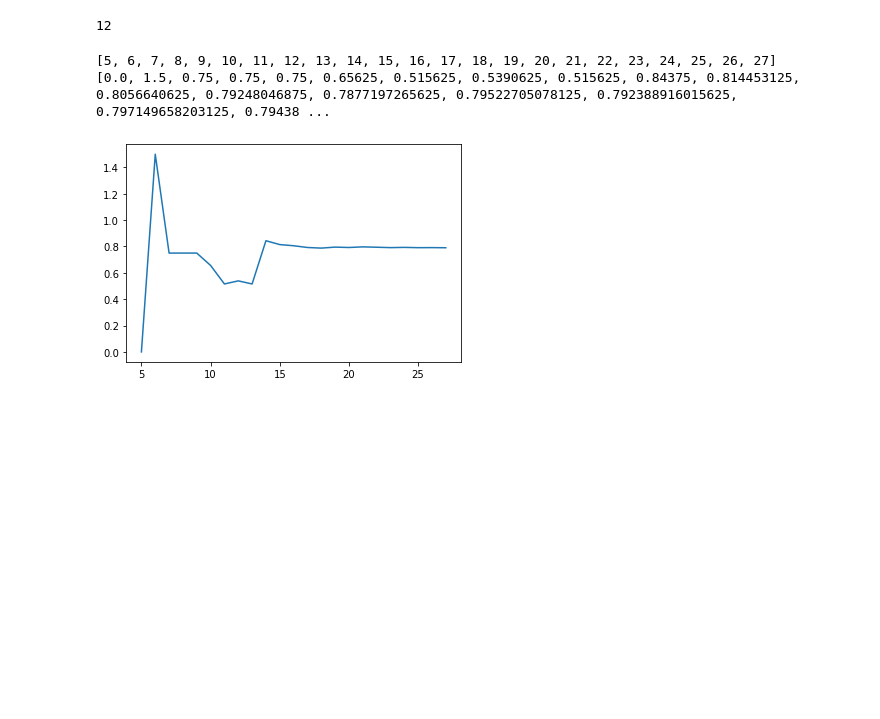
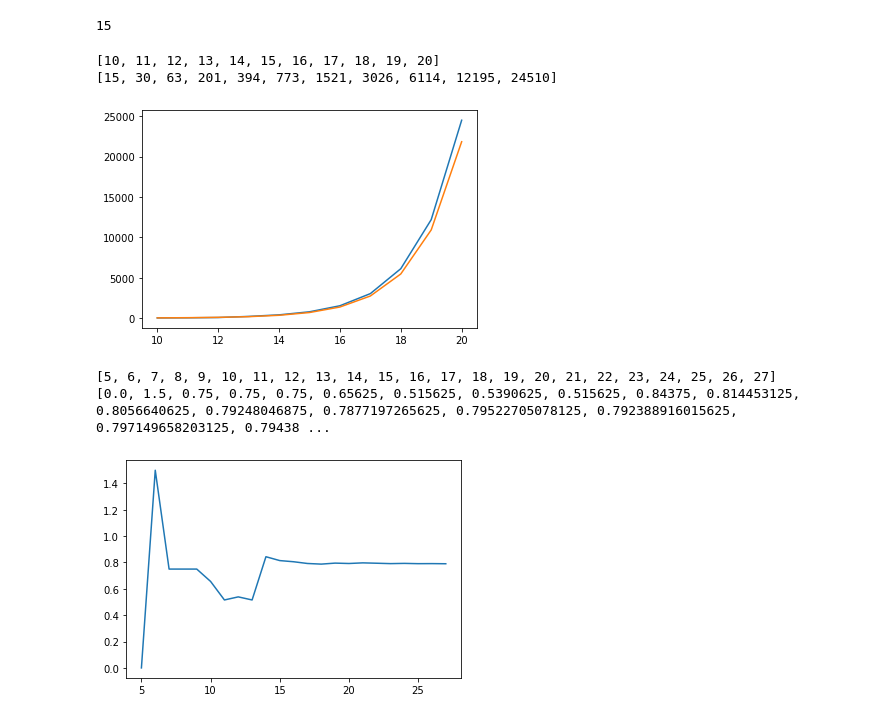
Before and after one commit to Sultanow/pedal_curves, a Jupyter notebook: python/notebooks/playground_jnt.ipynb, the cells around one changed output. Drawn from its saved outputs; the diff is of its cells as text; code cells hidden in the pictures; blank space fills up the shorter version.

```diff
--- a/python/notebooks/playground_jnt.ipynb
+++ b/python/notebooks/playground_jnt.ipynb
@@ -64,12 +64,67 @@ def func(start:int, max_bin_len:int, x:int)->int:
     recursion_jumps.append(-1)
     return x
 
-start = 3
+def func2(s:int, max_bin_len:int)->int:
+    x=0
+    arr=[]
+    arr.append(s)
+
+    while len(arr) > 0:
+        n = arr[0]
+        if n%3 == 2:
+            #Type A case
+            temp1 = (2*n-1)//3
+            if is_Ag(n):
+                x += 1
+            if len(np.binary_repr(n)) < len(np.binary_repr(s))+max_bin_len-1:
+                temp2 = operation_v(n)
+                arr.append(temp1)
+                arr.append(temp2)
+        elif n%3 == 0:
+            #Type B case
+            temp1 = operation_v(n)
+            if len(np.binary_repr(n)) < len(np.binary_repr(s))+max_bin_len-1:
+                arr.append(temp1)
+        elif n%3 == 1:
+            #Type C case
+            if len(np.binary_repr(n)) < len(np.binary_repr(s))+max_bin_len and n>1:
+                temp1 = (4*n-1)//3
+                arr.append(temp1)
+            if len(np.binary_repr(n)) < len(np.binary_repr(s))+max_bin_len-1:
+                temp2 = operation_v(n)
+                arr.append(temp2)
+        del arr[0]
+    return x
+
+start = 1
 max_bin_len = 10
-x = func(start, max_bin_len, 0)
+x = func2(start, max_bin_len)
 print(x)
 # %% [output]
-12
+15
+# %%
+start = 1
+max_bin_len = 20
+x_val=[]
+y_val=[]
+y_val2=[]
+for mbl in range(10, max_bin_len+1):
+    x_val.append(mbl)
+    y = func2(start, mbl)
+    y = y
+    y_val.append(y)
+    y_val2.append(2**(mbl-1)/24)
+
+print(x_val)
+print(y_val)
+
+plt.plot(x_val, y_val)
+plt.plot(x_val, y_val2)
+plt.show()
+# %% [output]
+[10, 11, 12, 13, 14, 15, 16, 17, 18, 19, 20]
+[15, 30, 63, 201, 394, 773, 1521, 3026, 6114, 12195, 24510]
+[figure, added]
 # %%
 start = 1
 max_bin_len = 27
```
Also changed, not shown: parts of 1 cell of this notebook.
